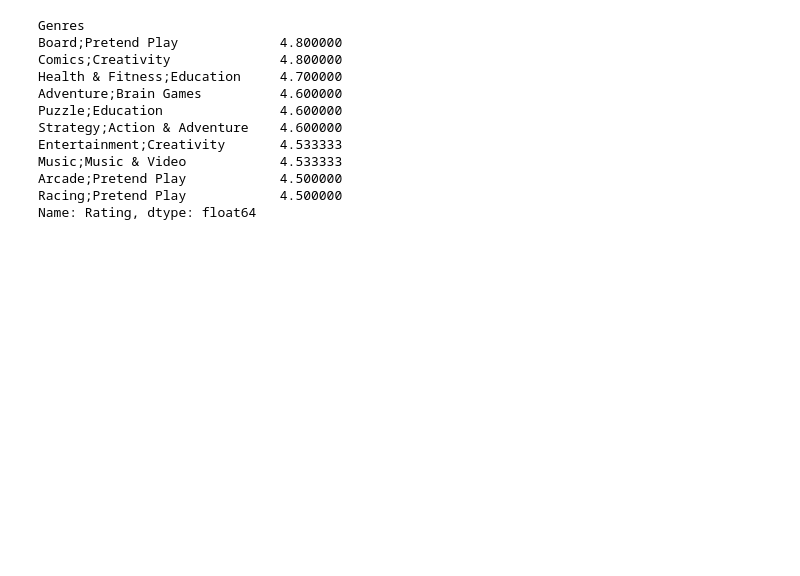
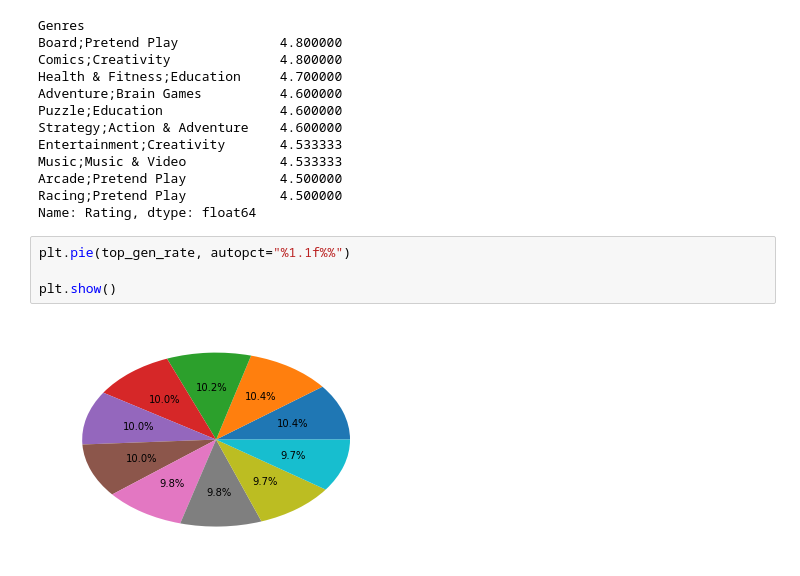
Before and after one commit to hgfowler08/google_play_store, a Jupyter notebook: google_store.ipynb, the cells around one changed output. Drawn from its saved outputs; the diff is of its cells as text; blank space fills up the shorter version.

Commit message:
add pie chart

```diff
--- a/google_store.ipynb
+++ b/google_store.ipynb
@@ -277,3 +277,9 @@ Music;Music & Video            4.533333
 Arcade;Pretend Play            4.500000
 Racing;Pretend Play            4.500000
 Name: Rating, dtype: float64
+# %%
+plt.pie(top_gen_rate, autopct="%1.1f%%")
+
+plt.show()
+# %% [output]
+[figure, added]
```
